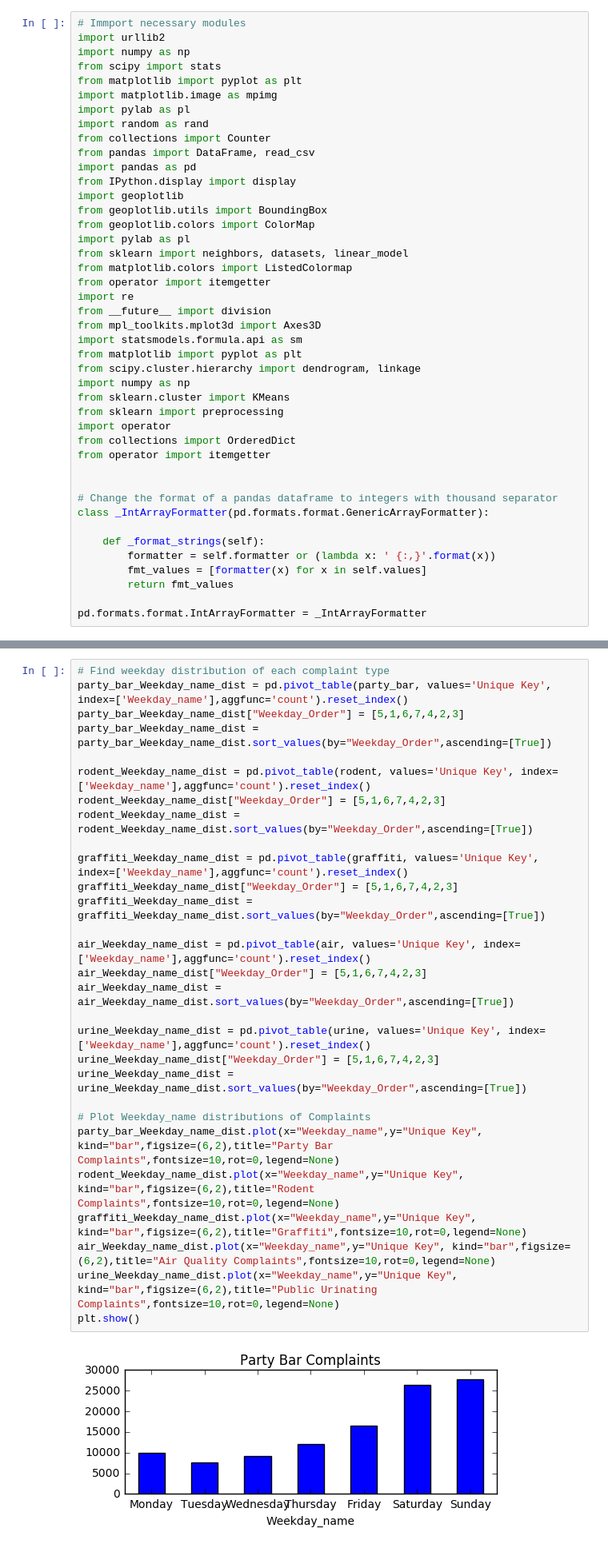
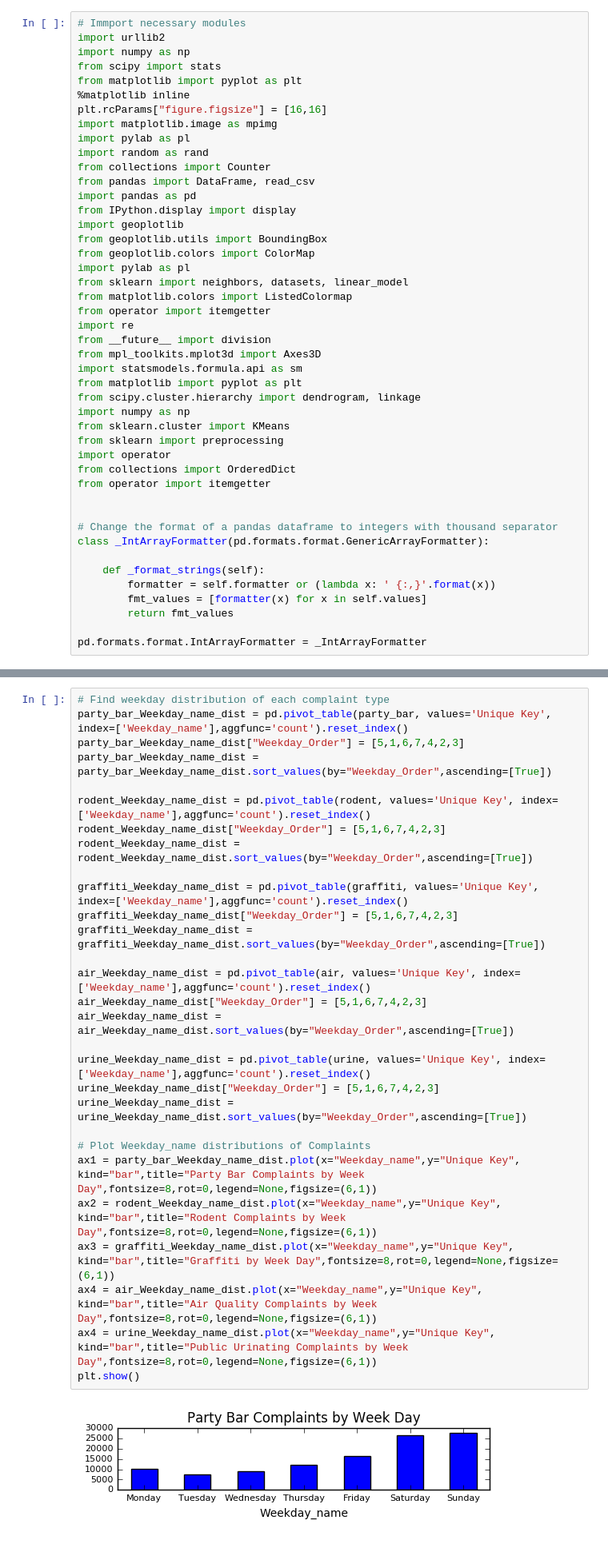
Before and after one commit to cschleidt/sdaav, a Jupyter notebook: notebooks/Social-Data-Final-Project-Notebook.ipynb, the cells around one changed output, grey strips where cells are left out. Shown at 80% size. Drawn from its saved outputs; the diff is of its cells as text.

```diff
--- a/notebooks/Social-Data-Final-Project-Notebook.ipynb
+++ b/notebooks/Social-Data-Final-Project-Notebook.ipynb
@@ -31,6 +32,8 @@ import urllib2
 import numpy as np
 from scipy import stats
 from matplotlib import pyplot as plt
+%matplotlib inline
+plt.rcParams["figure.figsize"] = [16,16]
 import matplotlib.image as mpimg
 import pylab as pl
 import random as rand
@@ -452,31 +426,31 @@ Based on the above insights, we do not need to explore Time of Day further in ou
 # %%
 # Find weekday distribution of each complaint type
 party_bar_Weekday_name_dist = pd.pivot_table(party_bar, values='Unique Key', index=['Weekday_name'],aggfunc='count').reset_index()
 party_bar_Weekday_name_dist["Weekday_Order"] = [5,1,6,7,4,2,3]
 party_bar_Weekday_name_dist = party_bar_Weekday_name_dist.sort_values(by="Weekday_Order",ascending=[True])
 
 rodent_Weekday_name_dist = pd.pivot_table(rodent, values='Unique Key', index=['Weekday_name'],aggfunc='count').reset_index()
 rodent_Weekday_name_dist["Weekday_Order"] = [5,1,6,7,4,2,3]
 rodent_Weekday_name_dist = rodent_Weekday_name_dist.sort_values(by="Weekday_Order",ascending=[True])
 
 graffiti_Weekday_name_dist = pd.pivot_table(graffiti, values='Unique Key', index=['Weekday_name'],aggfunc='count').reset_index()
 graffiti_Weekday_name_dist["Weekday_Order"] = [5,1,6,7,4,2,3]
 graffiti_Weekday_name_dist = graffiti_Weekday_name_dist.sort_values(by="Weekday_Order",ascending=[True])
 
 air_Weekday_name_dist = pd.pivot_table(air, values='Unique Key', index=['Weekday_name'],aggfunc='count').reset_index()
 air_Weekday_name_dist["Weekday_Order"] = [5,1,6,7,4,2,3]
 air_Weekday_name_dist = air_Weekday_name_dist.sort_values(by="Weekday_Order",ascending=[True])
 
 urine_Weekday_name_dist = pd.pivot_table(urine, values='Unique Key', index=['Weekday_name'],aggfunc='count').reset_index()
 urine_Weekday_name_dist["Weekday_Order"] = [5,1,6,7,4,2,3]
 urine_Weekday_name_dist = urine_Weekday_name_dist.sort_values(by="Weekday_Order",ascending=[True])
 
 # Plot Weekday_name distributions of Complaints
-party_bar_Weekday_name_dist.plot(x="Weekday_name",y="Unique Key", kind="bar",figsize=(6,2),title="Party Bar Complaints",fontsize=10,rot=0,legend=None)
-rodent_Weekday_name_dist.plot(x="Weekday_name",y="Unique Key", kind="bar",figsize=(6,2),title="Rodent Complaints",fontsize=10,rot=0,legend=None)
-graffiti_Weekday_name_dist.plot(x="Weekday_name",y="Unique Key", kind="bar",figsize=(6,2),title="Graffiti",fontsize=10,rot=0,legend=None)
-air_Weekday_name_dist.plot(x="Weekday_name",y="Unique Key", kind="bar",figsize=(6,2),title="Air Quality Complaints",fontsize=10,rot=0,legend=None)
-urine_Weekday_name_dist.plot(x="Weekday_name",y="Unique Key", kind="bar",figsize=(6,2),title="Public Urinating Complaints",fontsize=10,rot=0,legend=None)
+ax1 = party_bar_Weekday_name_dist.plot(x="Weekday_name",y="Unique Key", kind="bar",title="Party Bar Complaints by Week Day",fontsize=8,rot=0,legend=None,figsize=(6,1))
+ax2 = rodent_Weekday_name_dist.plot(x="Weekday_name",y="Unique Key", kind="bar",title="Rodent Complaints by Week Day",fontsize=8,rot=0,legend=None,figsize=(6,1))
+ax3 = graffiti_Weekday_name_dist.plot(x="Weekday_name",y="Unique Key", kind="bar",title="Graffiti by Week Day",fontsize=8,rot=0,legend=None,figsize=(6,1))
+ax4 = air_Weekday_name_dist.plot(x="Weekday_name",y="Unique Key", kind="bar",title="Air Quality Complaints by Week Day",fontsize=8,rot=0,legend=None,figsize=(6,1))
+ax4 = urine_Weekday_name_dist.plot(x="Weekday_name",y="Unique Key", kind="bar",title="Public Urinating Complaints by Week Day",fontsize=8,rot=0,legend=None,figsize=(6,1))
 plt.show()
 # %% [output]
-[figure, old version]
+[figure, new version]
```
Also changed, not shown: parts of 37 cells of this notebook, 1 other file.
